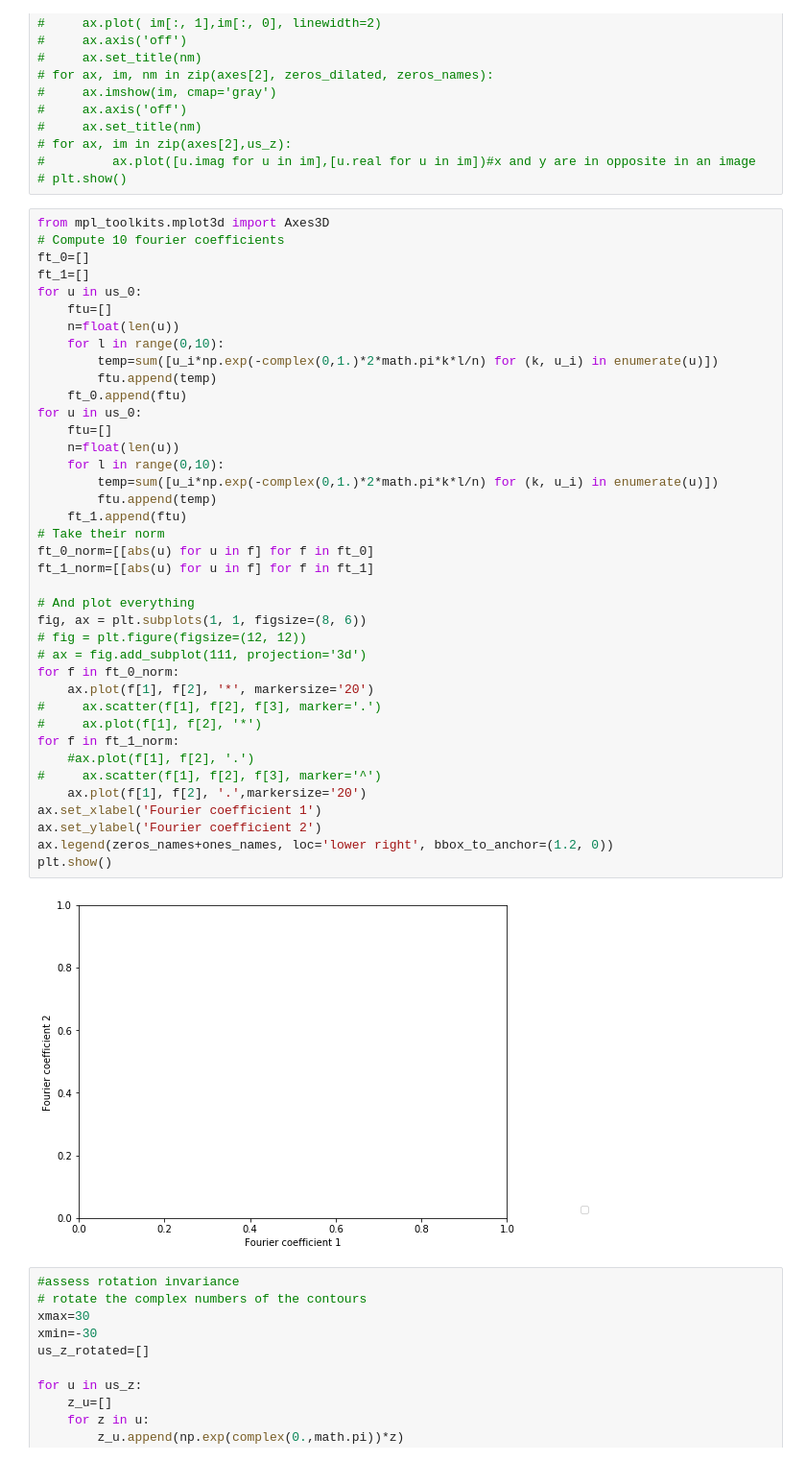
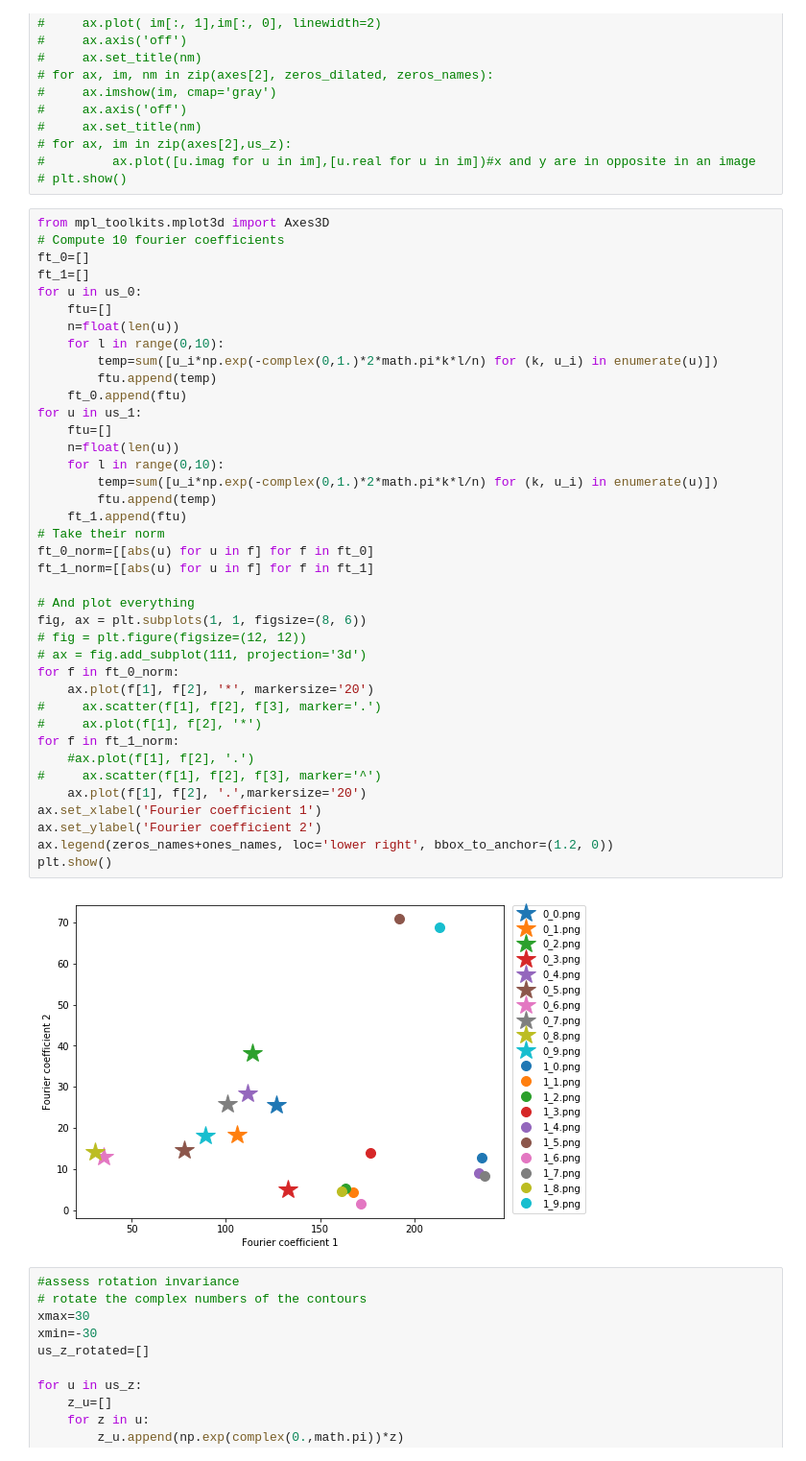
Before and after one commit to zenomessi/IAPR, a Jupyter notebook: labs/lab_02_object_description.ipynb, the cells around one changed output. Shown at 96% size. Cells and saved outputs as stored; diff of their text form.

```diff
--- a/labs/lab_02_object_description.ipynb
+++ b/labs/lab_02_object_description.ipynb
@@ -202,35 +202,35 @@ for u in us_0:
         temp=sum([u_i*np.exp(-complex(0,1.)*2*math.pi*k*l/n) for (k, u_i) in enumerate(u)])
         ftu.append(temp)
     ft_0.append(ftu)
-for u in us_0:
+for u in us_1:
     ftu=[]
     n=float(len(u))
     for l in range(0,10):
         temp=sum([u_i*np.exp(-complex(0,1.)*2*math.pi*k*l/n) for (k, u_i) in enumerate(u)])
         ftu.append(temp)
     ft_1.append(ftu)
 # Take their norm
 ft_0_norm=[[abs(u) for u in f] for f in ft_0]
 ft_1_norm=[[abs(u) for u in f] for f in ft_1]
 
 # And plot everything
 fig, ax = plt.subplots(1, 1, figsize=(8, 6))
 # fig = plt.figure(figsize=(12, 12))
 # ax = fig.add_subplot(111, projection='3d')
 for f in ft_0_norm:
     ax.plot(f[1], f[2], '*', markersize='20')
 #     ax.scatter(f[1], f[2], f[3], marker='.')
 #     ax.plot(f[1], f[2], '*')
 for f in ft_1_norm:
     #ax.plot(f[1], f[2], '.')
 #     ax.scatter(f[1], f[2], f[3], marker='^')
     ax.plot(f[1], f[2], '.',markersize='20')
 ax.set_xlabel('Fourier coefficient 1')
 ax.set_ylabel('Fourier coefficient 2')
 ax.legend(zeros_names+ones_names, loc='lower right', bbox_to_anchor=(1.2, 0))
 plt.show()
 # %% [output]
-[figure, old version]
+[figure, new version]
 # %%
 #assess rotation invariance
 # rotate the complex numbers of the contours
```
